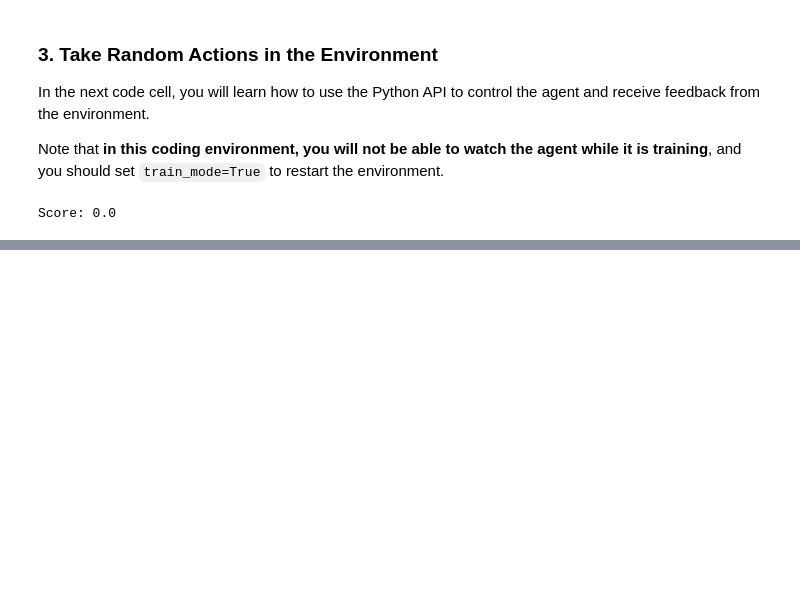
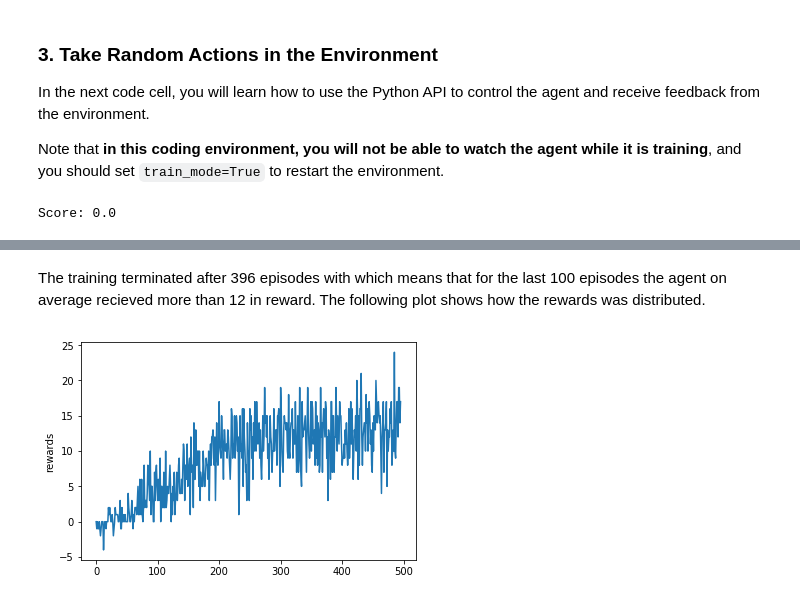
Before and after one commit to kimfalk/banana_navigation_deep_reinforcement_learning, a Jupyter notebook: Navigation.ipynb, the cells around one changed output, grey strips where cells are left out. Drawn from its saved outputs; the diff is of its cells as text; code cells hidden in the pictures; blank space fills up the shorter version.

```diff
--- a/Navigation.ipynb
+++ b/Navigation.ipynb
@@ -35,8 +20,7 @@ from unityagents import UnityEnvironment
 import numpy as np
 
 # please do not modify the line below
-#env = UnityEnvironment(file_name="/data/Banana_Linux_NoVis/Banana.x86_64")
-env = UnityEnvironment(file_name="Banana")
+env = UnityEnvironment(file_name="/data/Banana_Linux_NoVis/Banana.x86_64")
 # %% [output]
 INFO:unityagents:
 'Academy' started successfully!
@@ -141,0 +115,19 @@ The task is episodic, and in order to solve the environment, your agent must get
+# %%
+from dqn_agent import DqnAgent
+from replay_memory import ReplayMemory
+from collections import deque
+
+import torch
+
+BUFFER_SIZE = 30000
+BATCH_SIZE = 64
+SEED = 42
+
+n_episodes=2000
+max_t=1000
+eps_start=1.0
+eps_end=0.1
+eps_decay=0.99
+alpha=0.6
+beta0=0.1
+beta_rate=0.99992
@@ -141,0 +136,6 @@ The task is episodic, and in order to solve the environment, your agent must get
+# %%
+agent = DqnAgent(state_size,
+                 action_size,
+                 ReplayMemory(action_size, BUFFER_SIZE, BATCH_SIZE, SEED, alpha, beta0, beta_rate),
+                 SEED)
+env_info = env.reset(train_mode=True)[brain_name] # reset the environment
@@ -201,0 +198,12 @@ KeyboardInterrupt:
+# %% [markdown]
+The training terminated after 396 episodes with which means that for the last 100 episodes the agent
+on average recieved more than 12 in reward. The following plot shows how the rewards was distributed.
+# %%
+import matplotlib.pyplot as plt
+%matplotlib inline
+
+plt.plot(scores)
+plt.ylabel('rewards')
+plt.show()
+# %% [output]
+[figure, added]
```
Also changed, not shown: parts of 12 cells of this notebook, 4 other files.
